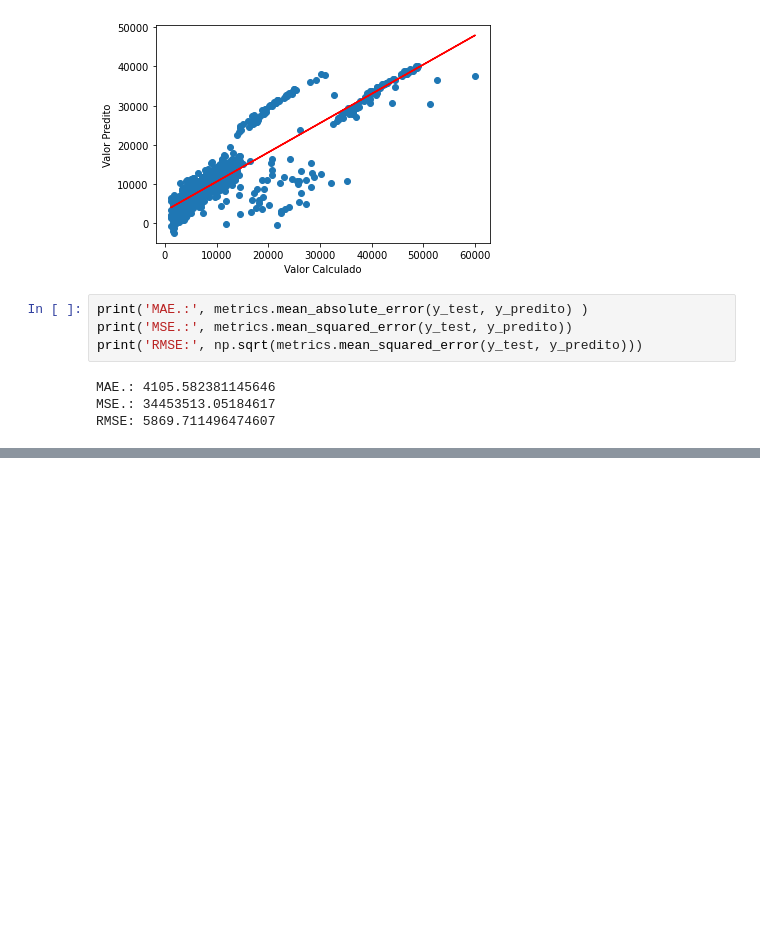
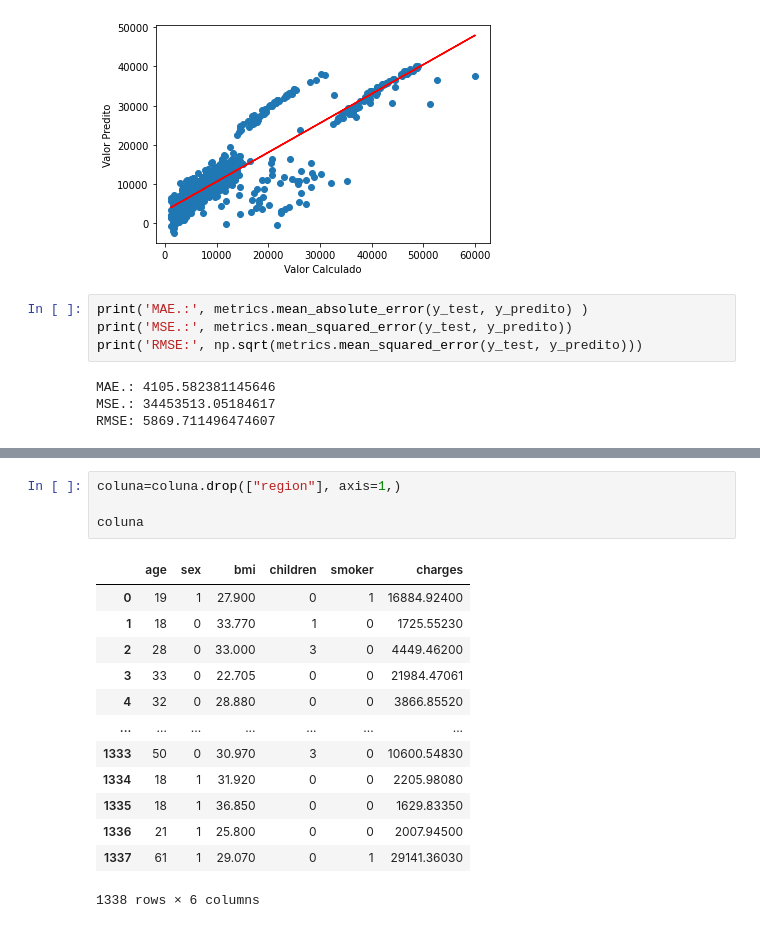
Before and after one commit to H3nr1que26/Pedro, a Jupyter notebook: Regressão_Linear.ipynb, the cells around one changed output, grey strips where cells are left out. Drawn from its saved outputs; the diff is of its cells as text; blank space fills up the shorter version.

```diff
--- a/Regressão_Linear.ipynb
+++ b/Regressão_Linear.ipynb
@@ -312,0 +397,18 @@ RMSE: 5869.711496474607
+# %%
+coluna=coluna.drop(["region"], axis=1,)
+
+coluna
+# %% [output]
+|  | age | sex | bmi | children | smoker | charges |
+| 0 | 19 | 1 | 27.900 | 0 | 1 | 16884.92400 |
+| 1 | 18 | 0 | 33.770 | 1 | 0 | 1725.55230 |
+| 2 | 28 | 0 | 33.000 | 3 | 0 | 4449.46200 |
+| 3 | 33 | 0 | 22.705 | 0 | 0 | 21984.47061 |
+| 4 | 32 | 0 | 28.880 | 0 | 0 | 3866.85520 |
+| ... | ... | ... | ... | ... | ... | ... |
+| 1333 | 50 | 0 | 30.970 | 3 | 0 | 10600.54830 |
+| 1334 | 18 | 1 | 31.920 | 0 | 0 | 2205.98080 |
+| 1335 | 18 | 1 | 36.850 | 0 | 0 | 1629.83350 |
+| 1336 | 21 | 1 | 25.800 | 0 | 0 | 2007.94500 |
+| 1337 | 61 | 1 | 29.070 | 0 | 1 | 29141.36030 |
+1338 rows × 6 columns
```
Also changed, not shown: parts of 16 cells of this notebook.
